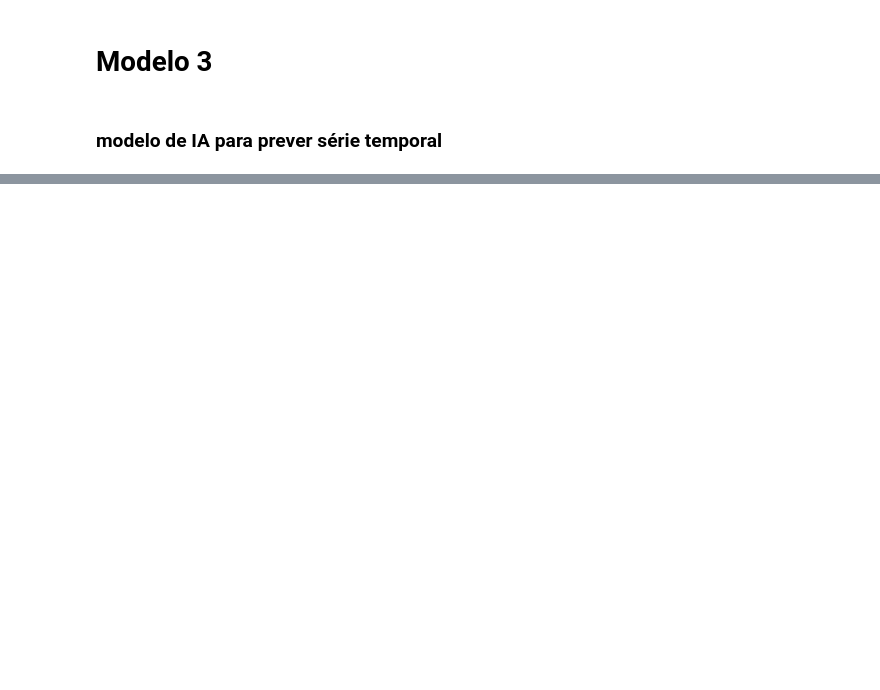
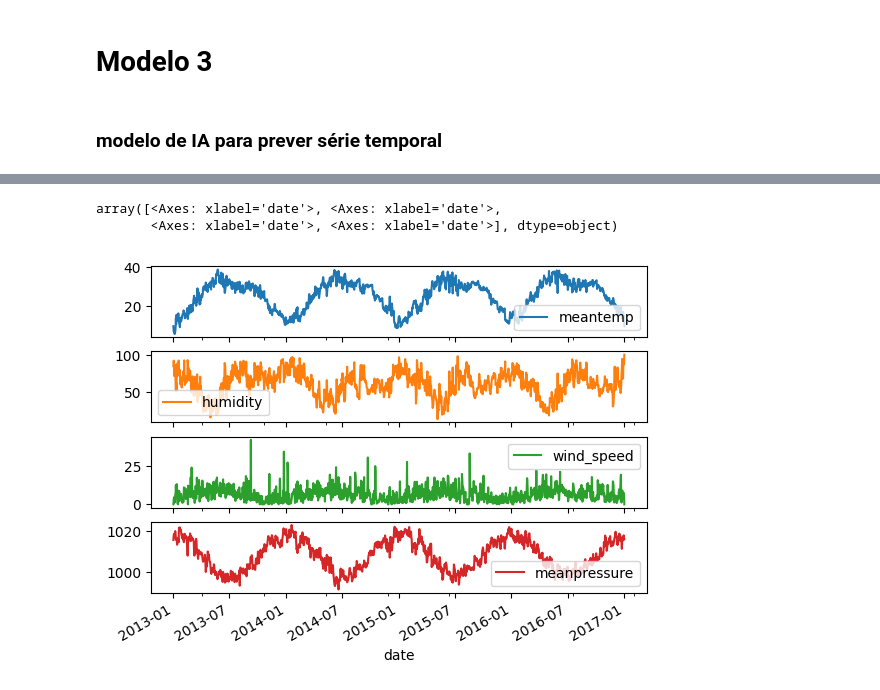
Before and after one commit to Draylon/ppgca_ds_tfinal, a Jupyter notebook: impl3.ipynb, the cells around one changed output, grey strips where cells are left out. Drawn from its saved outputs; the diff is of its cells as text; code cells hidden in the pictures; blank space fills up the shorter version.

```diff
--- a/impl3.ipynb
+++ b/impl3.ipynb
@@ -17,0 +64,12 @@ df
+# %%
+Q1 = df['meanpressure'].quantile(0.25)
+Q3 = df['meanpressure'].quantile(0.75)
+IQR = Q3 - Q1
+
+filter = (df['meanpressure'] >= Q1 - 1.5 * IQR) & (df['meanpressure'] <= Q3 + 1.5 *IQR)
+sml1 = df.loc[filter]
+sml1.plot(subplots=True)
+# %% [output]
+array([<Axes: xlabel='date'>, <Axes: xlabel='date'>,
+       <Axes: xlabel='date'>, <Axes: xlabel='date'>], dtype=object)
+[figure, added]
```
Also changed, not shown: parts of 9 cells of this notebook.
